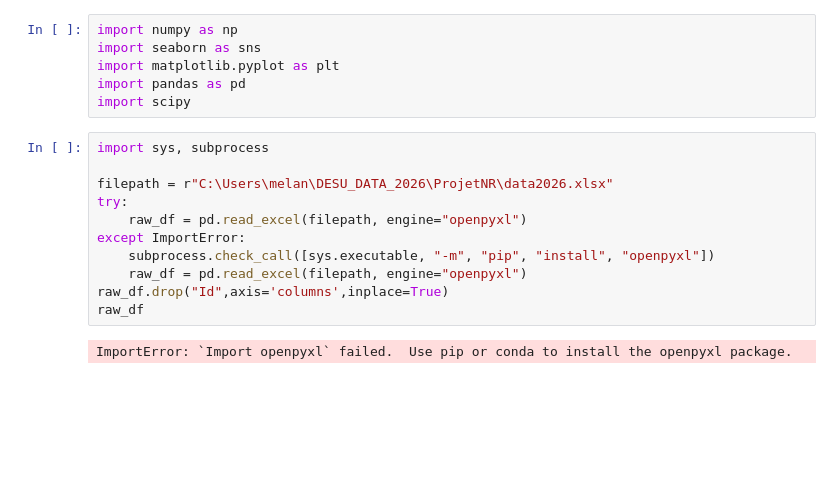
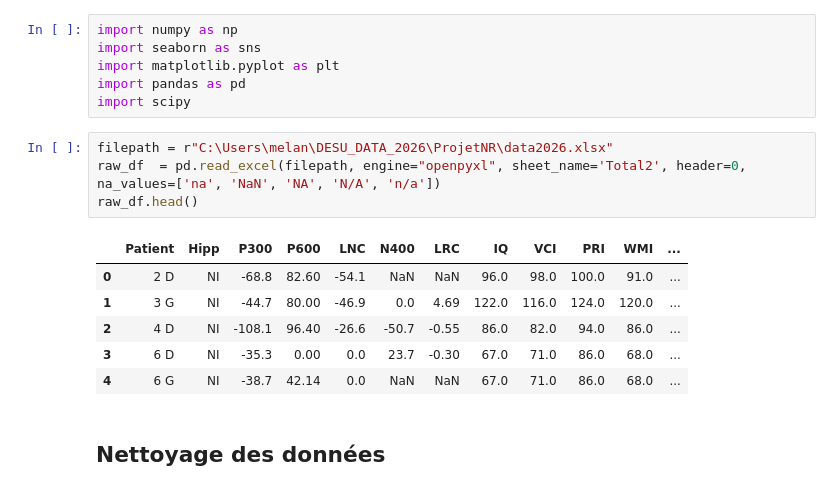
Before and after one commit to Melanie-BarbosaGrange/ProjetNR, a Jupyter notebook: test.ipynb, the cells around one changed output. Cells and saved outputs as stored; diff of their text form; blank space fills up the shorter version.

```diff
--- a/test.ipynb
+++ b/test.ipynb
@@ -5,15 +5,15 @@ import matplotlib.pyplot as plt
 import pandas as pd
 import scipy
 # %%
-import sys, subprocess
-
 filepath = r"C:\Users\melan\DESU_DATA_2026\ProjetNR\data2026.xlsx"
-try:
-    raw_df = pd.read_excel(filepath, engine="openpyxl")
-except ImportError:
-    subprocess.check_call([sys.executable, "-m", "pip", "install", "openpyxl"])
-    raw_df = pd.read_excel(filepath, engine="openpyxl")
-raw_df.drop("Id",axis='columns',inplace=True)
-raw_df
+raw_df  = pd.read_excel(filepath, engine="openpyxl", sheet_name='Total2', header=0, na_values=['na', 'NaN', 'NA', 'N/A', 'n/a'])
+raw_df.head()
 # %% [output]
-ImportError: `Import openpyxl` failed.  Use pip or conda to install the openpyxl package.
+|  | Patient | Hipp | P300 | P600 | LNC | N400 | LRC | IQ | VCI | PRI | WMI | ... |
+| 0 | 2 D | NI | -68.8 | 82.60 | -54.1 | NaN | NaN | 96.0 | 98.0 | 100.0 | 91.0 | ... |
+| 1 | 3 G | NI | -44.7 | 80.00 | -46.9 | 0.0 | 4.69 | 122.0 | 116.0 | 124.0 | 120.0 | ... |
+| 2 | 4 D | NI | -108.1 | 96.40 | -26.6 | -50.7 | -0.55 | 86.0 | 82.0 | 94.0 | 86.0 | ... |
+| 3 | 6 D | NI | -35.3 | 0.00 | 0.0 | 23.7 | -0.30 | 67.0 | 71.0 | 86.0 | 68.0 | ... |
+| 4 | 6 G | NI | -38.7 | 42.14 | 0.0 | NaN | NaN | 67.0 | 71.0 | 86.0 | 68.0 | ... |
+# %% [markdown]
+## Nettoyage des données
```
Also changed, not shown: parts of 10 cells of this notebook.
